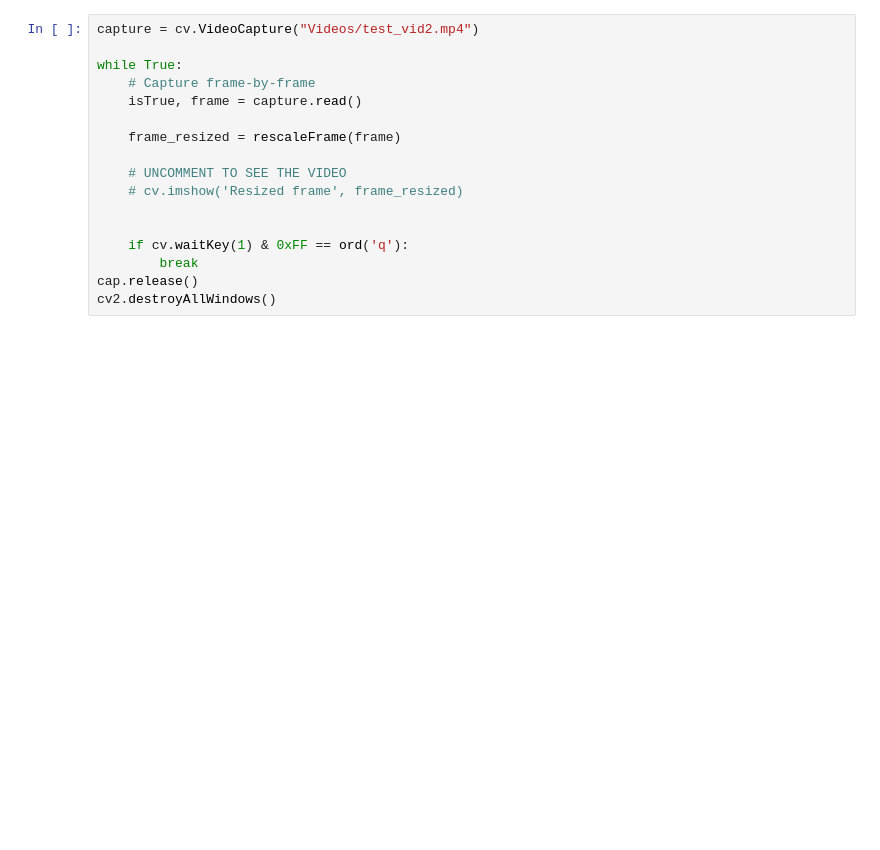
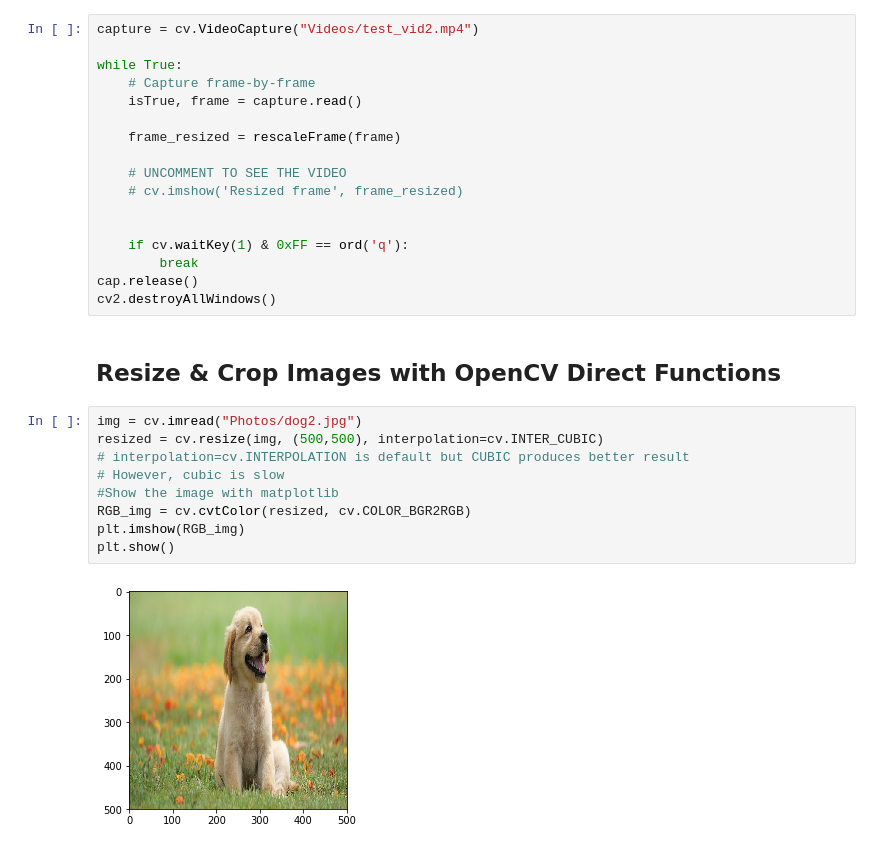
Before and after one commit to AtanuCSE/OpenCV-with-Python-Learning, a Jupyter notebook: 02 Rescale.ipynb, the cells around one changed output. Drawn from its saved outputs; the diff is of its cells as text; blank space fills up the shorter version.

Commit message:
Update CV function to resize and crop

```diff
--- a/02 Rescale.ipynb
+++ b/02 Rescale.ipynb
@@ -46,3 +46,16 @@ while True:
         break
 cap.release()
 cv2.destroyAllWindows()
+# %% [markdown]
+## Resize & Crop Images with __OpenCV Direct Functions__
+# %%
+img = cv.imread("Photos/dog2.jpg")
+resized = cv.resize(img, (500,500), interpolation=cv.INTER_CUBIC)
+# interpolation=cv.INTERPOLATION is default but CUBIC produces better result
+# However, cubic is slow
+#Show the image with matplotlib
+RGB_img = cv.cvtColor(resized, cv.COLOR_BGR2RGB)
+plt.imshow(RGB_img)
+plt.show()
+# %% [output]
+[figure, added]
```
Also changed, not shown: parts of 1 cell of this notebook.
